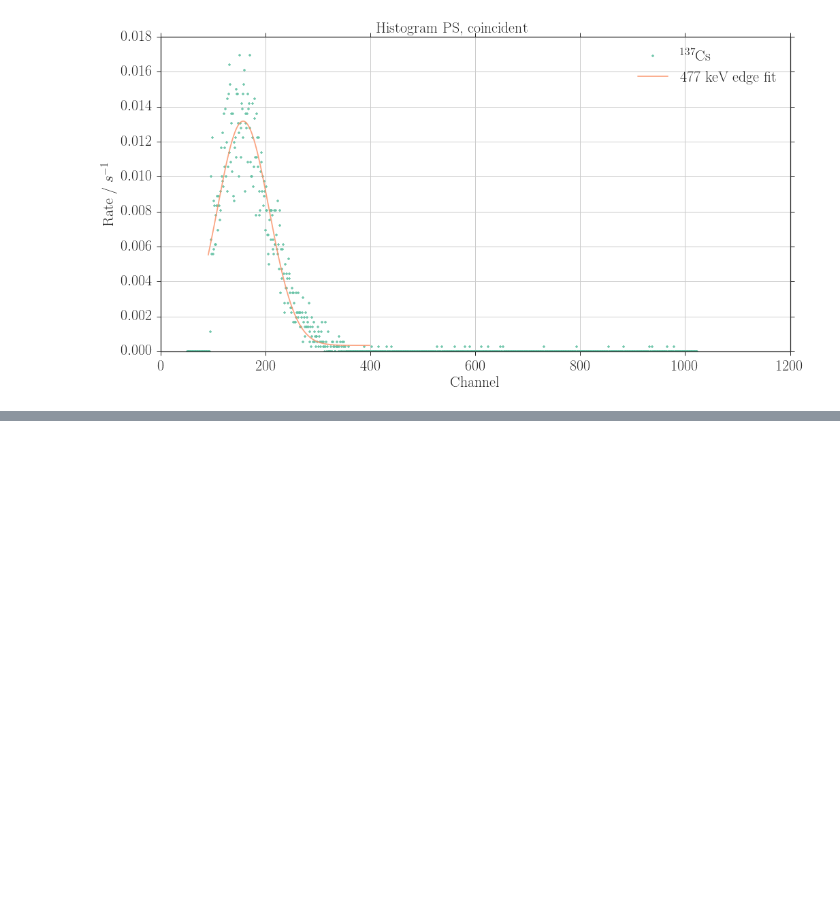
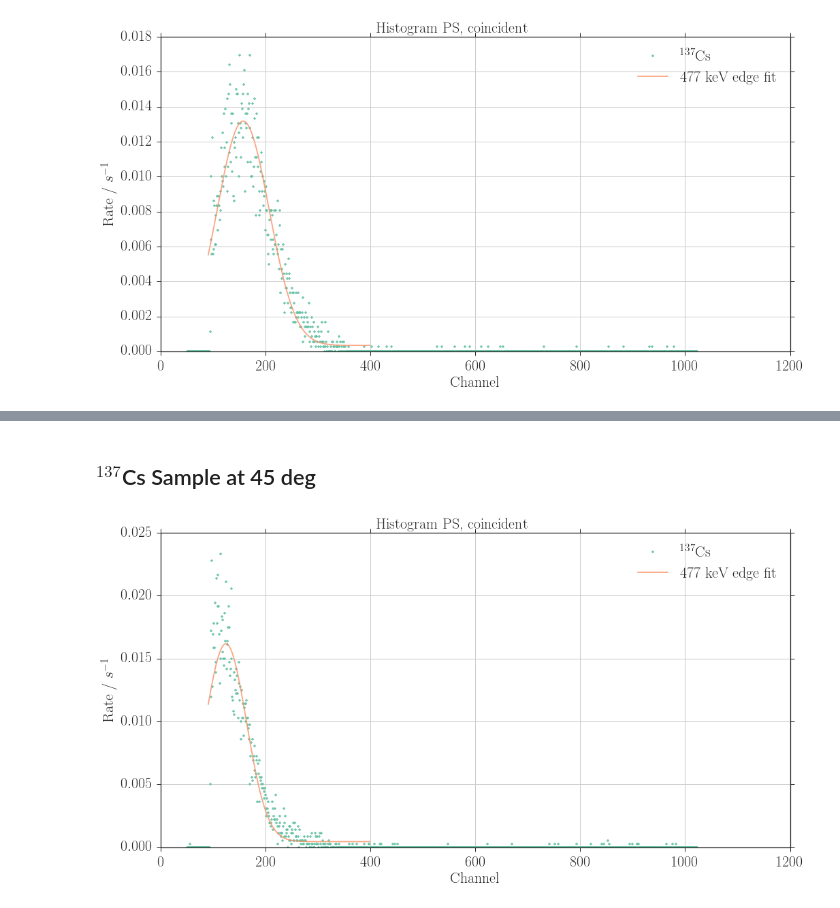
Before and after one commit to Bondzio/fp, a Jupyter notebook: compton/analysis/energy_conservation.ipynb, the cells around one changed output, grey strips where cells are left out. Cells and saved outputs as stored; diff of their text form; code cells hidden in the pictures; blank space fills up the shorter version.

```diff
--- a/compton/analysis/energy_conservation.ipynb
+++ b/compton/analysis/energy_conservation.ipynb
@@ -185,0 +112,57 @@ if save_fig:
+# %% [markdown]
+## $^{137}$Cs Sample at 45 deg
+# %%
+x_lower = 50
+#### 137Cs sample ####
+cs_sample = '$^{137}\mathrm{Cs}$'
+file_in = npy_dir + "coin_ps_45" + '.npy'
+x, y = np.load(file_in)
+x = x[x > x_lower] # Remove parts below lower bound
+y = y[x > x_lower]
+
+
+t_na = 3600.000
+rate = y / t_na
+#rate = rate - rate_bg
+rate[rate < 0] = 0
+
+
+###### FIT PEAK #################
+# Define range to be fitted
+x_min = 90    # lower bound
+x_max = 400    # upper bound
+x_fit = x[(x > x_min) * (x < x_max)]
+y_fit = rate[(x > x_min) * (x < x_max)]
+
+# p0 is the initial guess for the fitting coefficients
+# p = [A_edge, x_step, sigma, offset]
+p0 = [ 0.015, 170,   40,   0]
+fit_edge0 = gauss(x_fit, *p0)
+coeff, cov = curve_fit(gauss, x_fit, y_fit, p0=p0)
+c = uc.correlated_values(coeff, cov)
+fit_edge = gauss(x_fit, *coeff)
+#x_step = coeff[1]
+
+
+# Plotting
+fig1, ax1 = plt.subplots(1, 1)
+if not save_fig:
+    fig1.suptitle("Histogram PS, coincident")
+#ax1.plot(x, rate_bg, '.', alpha=0.9, label='background')
+ax1.plot(x, rate, '.', alpha=0.9, label=(cs_sample))
+edge, = ax1.plot(x_fit, fit_edge, '-', alpha=0.8, label='477 keV edge fit')
+#ax1.plot([x_step] * 2, [0, 8000], '--', c=edge.get_color(), label='477 keV edge')
+ax1.set_xlabel("Channel")
+ax1.set_ylabel("Rate / $s^{-1}$")
+#ax1.set_xlim(0, 1000)
+#ax1.set_ylim(1e-5, 6)
+ax1.legend(loc=1)
+ax1.grid(True)
+#ax1.set_yscale("log", nonposy='clip')
+if show_fig:
+    fig1.show()
+if save_fig:
+    fig1.savefig(fig_dir + file_name + ".pdf")
+    fig1.savefig(fig_dir + file_name + ".png")
+# %% [output]
+[figure, added]
```
Also changed, not shown: parts of 8 cells of this notebook.
